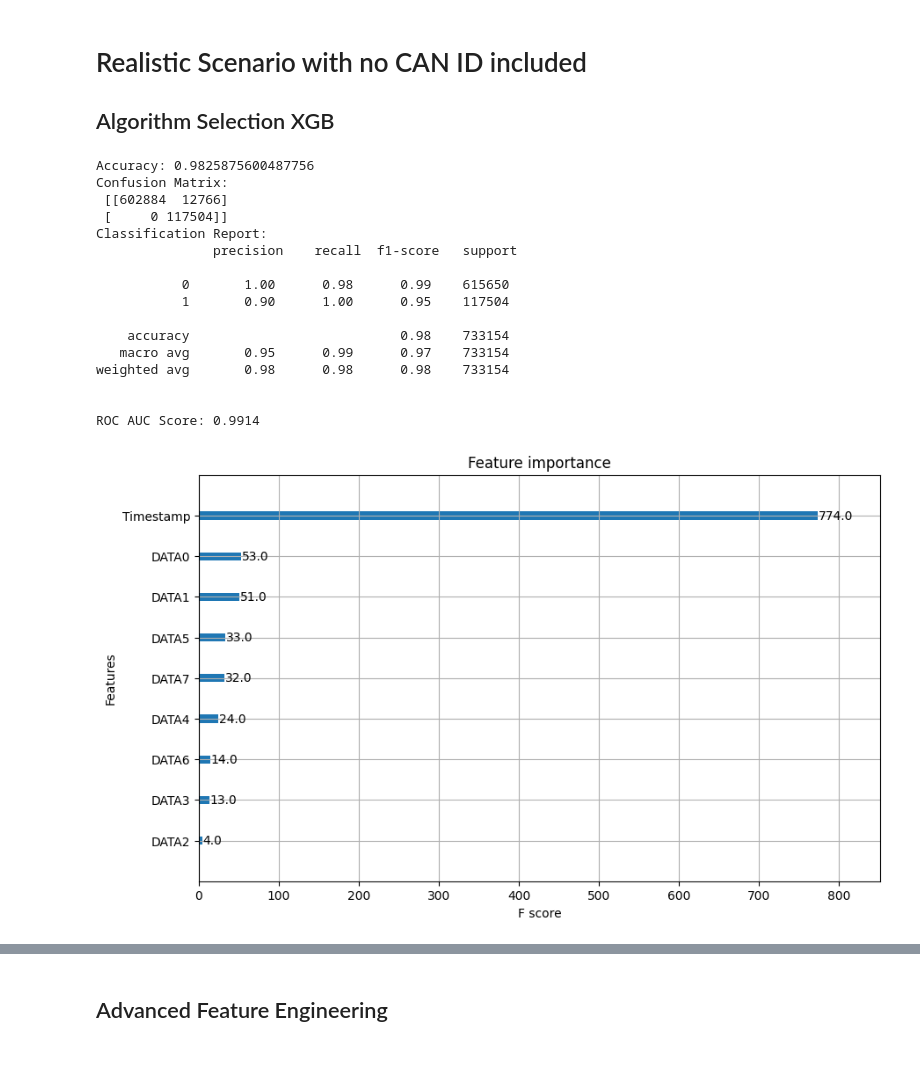
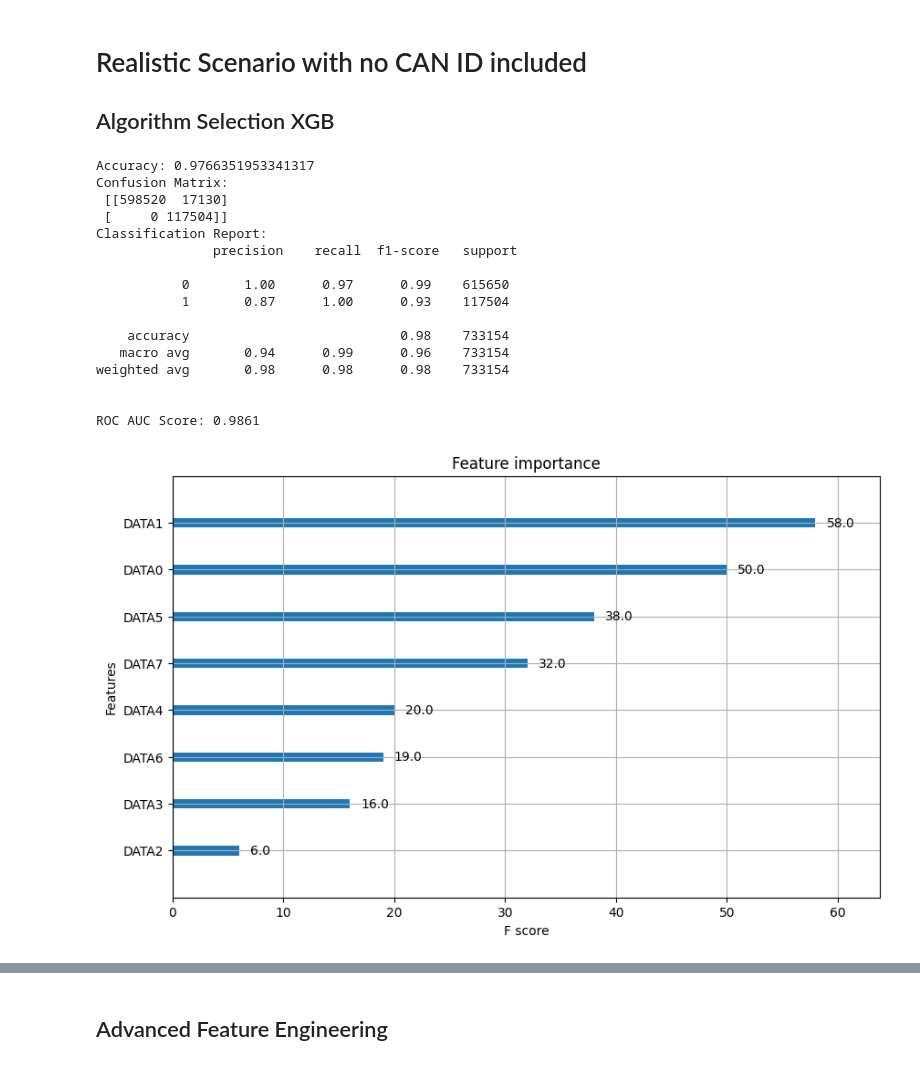
Before and after one commit to pranav-k-jha/kaggle-notebooks, a Jupyter notebook: cav-ml-prediction-model.ipynb, the cells around one changed output, grey strips where cells are left out. Cells and saved outputs as stored; diff of their text form; code cells hidden in the pictures.

```diff
--- a/cav-ml-prediction-model.ipynb
+++ b/cav-ml-prediction-model.ipynb
@@ -388,7 +388,7 @@ from sklearn.metrics import classification_report, accuracy_score, confusion_mat
 import matplotlib.pyplot as plt
 
 # Load data
-df = df_9.copy()
+df = df_9.drop(columns=['Timestamp']).copy()
 
 # 1. Preprocessing
 # Convert CAN ID to numerical (already done as 0 for attacks)
@@ -409,7 +409,7 @@ X_train, X_test, y_train, y_test = train_test_split(
 
 # 4. Initialize XGBoost with realistic parameters
 model = xgb.XGBClassifier(
-    scale_pos_weight=5.24,
+    scale_pos_weight=8,
     objective='binary:logistic',
     eval_metric='aucpr',
     use_label_encoder=False,
@@ -420,37 +420,37 @@ model = xgb.XGBClassifier(
 )
 
 # 5. Train the model
 model.fit(X_train, y_train)
 
 # 6. Evaluate
 y_pred = model.predict(X_test)
 y_proba = model.predict_proba(X_test)[:, 1]
 
 print("Accuracy:", accuracy_score(y_test, y_pred))
 print("Confusion Matrix:\n", confusion_matrix(y_test, y_pred))
 print("Classification Report:\n", classification_report(y_test, y_pred))
 print(f"\nROC AUC Score: {roc_auc_score(y_test, y_proba):.4f}")
 
 # 7. Feature Importance
 plt.figure(figsize=(10, 6))
 plt.title("Feature Importances (Without CAN ID Leakage)")
 xgb.plot_importance(model, ax=plt.gca())
 plt.show()
 # %% [output]
-Accuracy: 0.9825875600487756
+Accuracy: 0.9766351953341317
 Confusion Matrix:
- [[602884  12766]
+ [[598520  17130]
  [     0 117504]]
 Classification Report:
                precision    recall  f1-score   support
 
-           0       1.00      0.98      0.99    615650
-           1       0.90      1.00      0.95    117504
+           0       1.00      0.97      0.99    615650
+           1       0.87      1.00      0.93    117504
 
     accuracy                           0.98    733154
-   macro avg       0.95      0.99      0.97    733154
+   macro avg       0.94      0.99      0.96    733154
 weighted avg       0.98      0.98      0.98    733154
 
 
-ROC AUC Score: 0.9914
+ROC AUC Score: 0.9861
-[figure, old version]
+[figure, new version]
```
Also changed, not shown: parts of 10 cells of this notebook.
